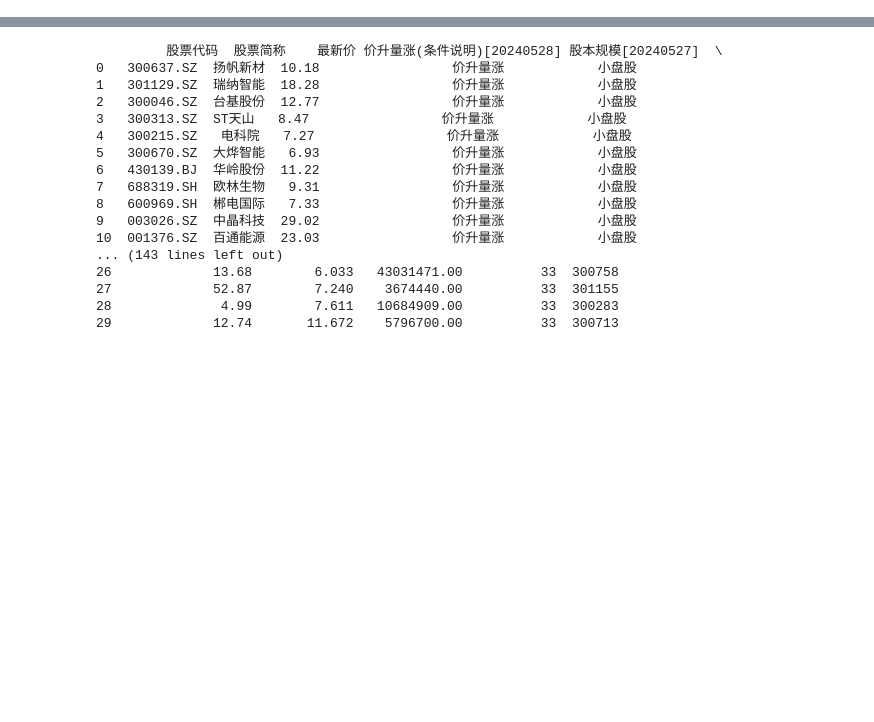
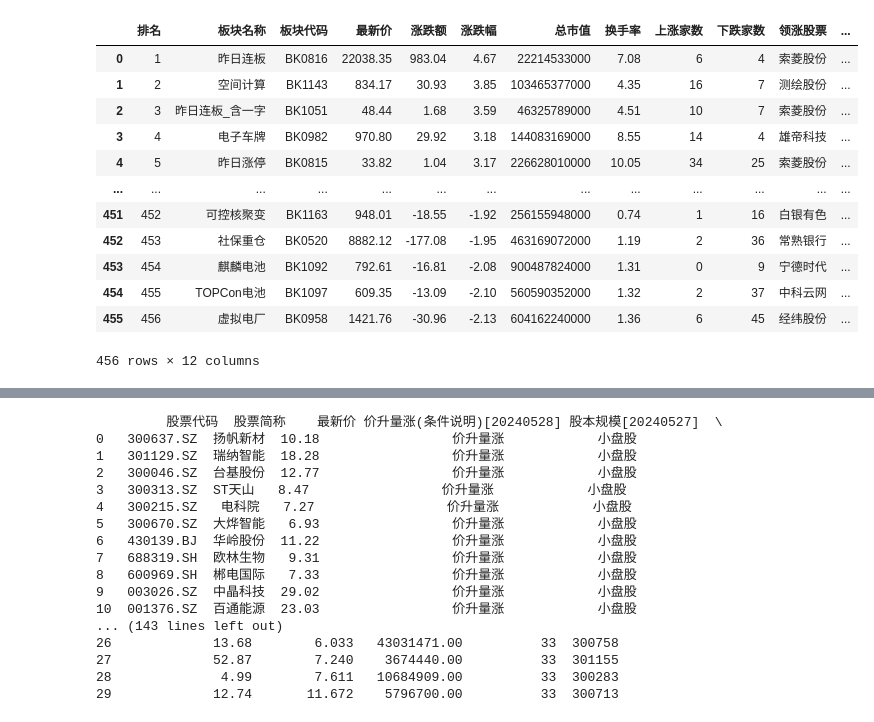
Before and after one commit to ten2net/Sequoia, a Jupyter notebook: 1.ipynb, the cells around one changed output, grey strips where cells are left out. Cells and saved outputs as stored; diff of their text form; code cells hidden in the pictures; blank space fills up the shorter version.

```diff
--- a/1.ipynb
+++ b/1.ipynb
@@ -2,0 +140,5 @@ import pywencai
+# %%
+pd.set_option('display.max_rows', None)  # 设置显示无限制行
+pd.set_option('display.max_columns', None)  # 设置显示无限制列
+pd.set_option('display.width', None)  # 自动检测控制台的宽度
+pd.set_option('display.max_colwidth', 50)  # 设置列的最大宽度为50
@@ -2,0 +195,17 @@ import pywencai
+# %%
+concept_stocks_df = ak.stock_board_concept_name_em()
+concept_stocks_df
+# %% [output]
+|  | 排名 | 板块名称 | 板块代码 | 最新价 | 涨跌额 | 涨跌幅 | 总市值 | 换手率 | 上涨家数 | 下跌家数 | 领涨股票 | ... |
+| 0 | 1 | 昨日连板 | BK0816 | 22038.35 | 983.04 | 4.67 | 22214533000 | 7.08 | 6 | 4 | 索菱股份 | ... |
+| 1 | 2 | 空间计算 | BK1143 | 834.17 | 30.93 | 3.85 | 103465377000 | 4.35 | 16 | 7 | 测绘股份 | ... |
+| 2 | 3 | 昨日连板_含一字 | BK1051 | 48.44 | 1.68 | 3.59 | 46325789000 | 4.51 | 10 | 7 | 索菱股份 | ... |
+| 3 | 4 | 电子车牌 | BK0982 | 970.80 | 29.92 | 3.18 | 144083169000 | 8.55 | 14 | 4 | 雄帝科技 | ... |
+| 4 | 5 | 昨日涨停 | BK0815 | 33.82 | 1.04 | 3.17 | 226628010000 | 10.05 | 34 | 25 | 索菱股份 | ... |
+| ... | ... | ... | ... | ... | ... | ... | ... | ... | ... | ... | ... | ... |
+| 451 | 452 | 可控核聚变 | BK1163 | 948.01 | -18.55 | -1.92 | 256155948000 | 0.74 | 1 | 16 | 白银有色 | ... |
+| 452 | 453 | 社保重仓 | BK0520 | 8882.12 | -177.08 | -1.95 | 463169072000 | 1.19 | 2 | 36 | 常熟银行 | ... |
+| 453 | 454 | 麒麟电池 | BK1092 | 792.61 | -16.81 | -2.08 | 900487824000 | 1.31 | 0 | 9 | 宁德时代 | ... |
+| 454 | 455 | TOPCon电池 | BK1097 | 609.35 | -13.09 | -2.10 | 560590352000 | 1.32 | 2 | 37 | 中科云网 | ... |
+| 455 | 456 | 虚拟电厂 | BK0958 | 1421.76 | -30.96 | -2.13 | 604162240000 | 1.36 | 6 | 45 | 经纬股份 | ... |
+456 rows × 12 columns
```
Also changed, not shown: parts of 22 cells of this notebook, 4 other files.
